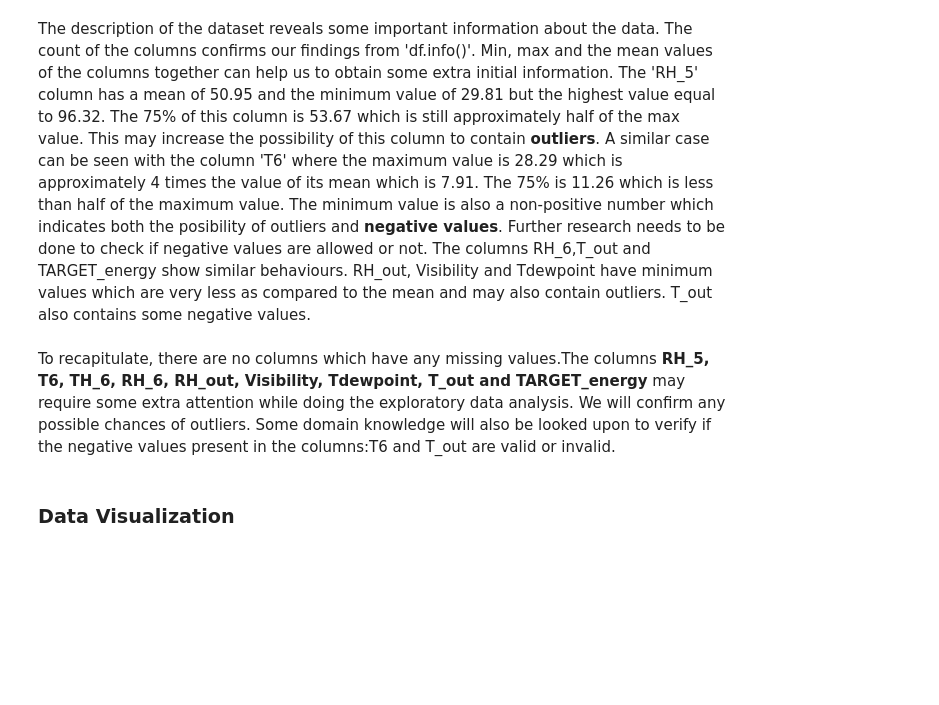
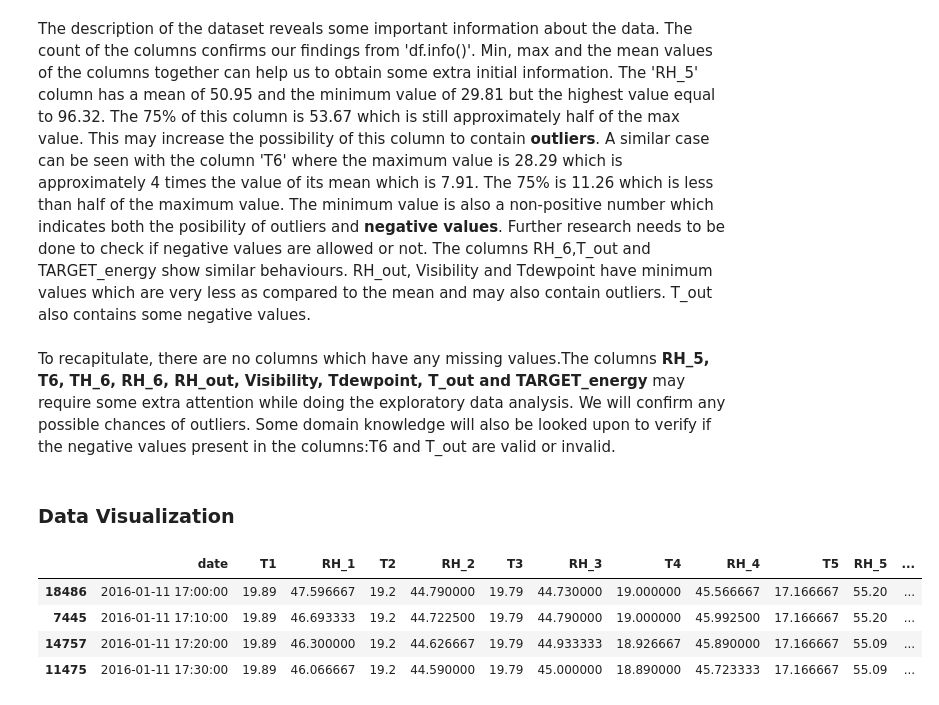
Before and after one commit to NoobTool/Predicting_energy_usage, a Jupyter notebook: s3853868.ipynb, the cells around one changed output. Saved outputs shown, nothing was run; the diff lists cells and outputs as text; code cells hidden in the pictures; blank space fills up the shorter version.

```diff
--- a/s3853868.ipynb
+++ b/s3853868.ipynb
@@ -130,0 +136,23 @@ To recapitulate, there are no columns which have any missing values.The columns
+# %%
+"""We will explore each column one by one. The size of the dataset is too large and hence we need to
+downsample our data in order for the graphs to be executed. This will now be computationally feasible
+and we will try to avoid degradation of the quality of the data as much as possible. We will use mean
+of the values of the data points which will be merged."""
+
+# A copy of the original dataset is created.
+df2 = deepcopy(df)
+
+# Each data point of the date column of the new dataset is converted into a datetime object.
+df2['date'] = pd.to_datetime(df2['date'])
+
+# The new dataframe is sorted.
+df2.sort_values(by = ['date'], inplace = True, ascending=True, axis=0)
+
+# Printing the new dataset
+df2.head(4)
+# %% [output]
+|  | date | T1 | RH_1 | T2 | RH_2 | T3 | RH_3 | T4 | RH_4 | T5 | RH_5 | ... |
+| 18486 | 2016-01-11 17:00:00 | 19.89 | 47.596667 | 19.2 | 44.790000 | 19.79 | 44.730000 | 19.000000 | 45.566667 | 17.166667 | 55.20 | ... |
+| 7445 | 2016-01-11 17:10:00 | 19.89 | 46.693333 | 19.2 | 44.722500 | 19.79 | 44.790000 | 19.000000 | 45.992500 | 17.166667 | 55.20 | ... |
+| 14757 | 2016-01-11 17:20:00 | 19.89 | 46.300000 | 19.2 | 44.626667 | 19.79 | 44.933333 | 18.926667 | 45.890000 | 17.166667 | 55.09 | ... |
+| 11475 | 2016-01-11 17:30:00 | 19.89 | 46.066667 | 19.2 | 44.590000 | 19.79 | 45.000000 | 18.890000 | 45.723333 | 17.166667 | 55.09 | ... |
```
Also changed, not shown: parts of 6 cells of this notebook.
